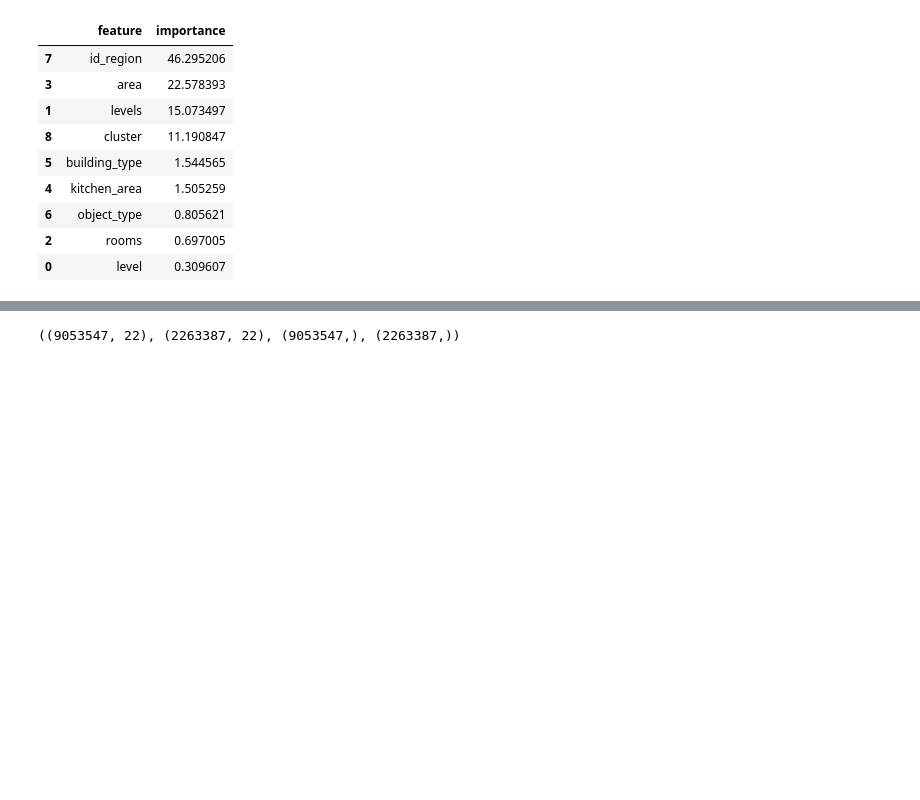
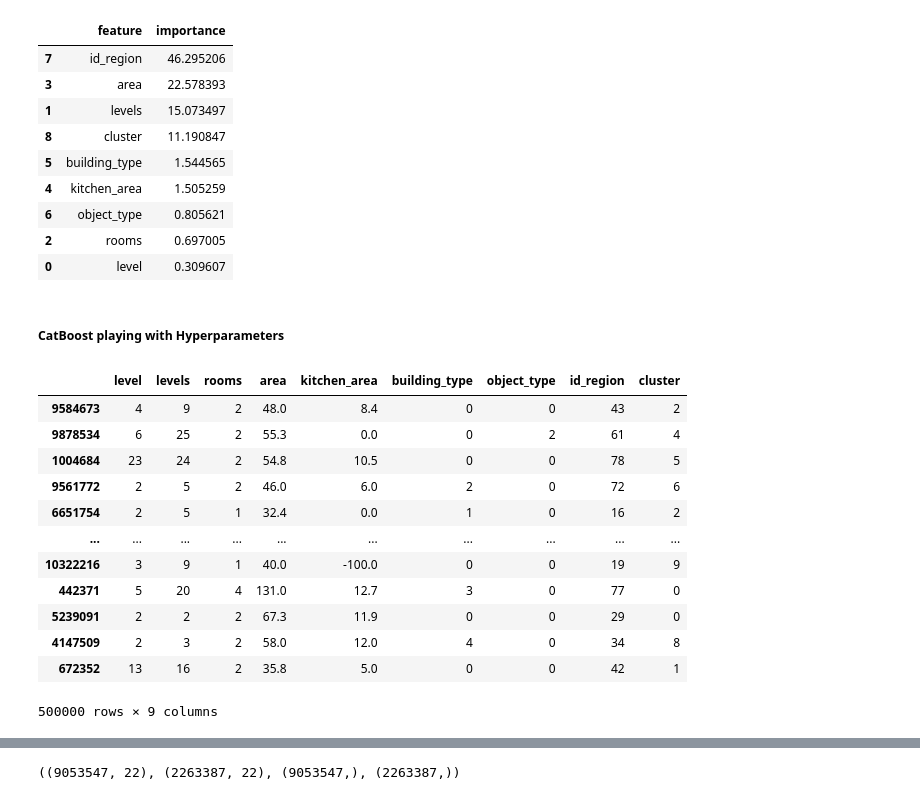
Before and after one commit to NikAles/apartments-russia-regression, a Jupyter notebook: main.ipynb, the cells around one changed output, grey strips where cells are left out. Drawn from its saved outputs; the diff is of its cells as text; code cells hidden in the pictures; blank space fills up the shorter version.

```diff
--- a/main.ipynb
+++ b/main.ipynb
@@ -446,3 +514,29 @@ feature_importances
 | 6 | object_type | 0.805621 |
 | 2 | rooms | 0.697005 |
 | 0 | level | 0.309607 |
+# %% [markdown]
+##### CatBoost playing with Hyperparameters
+# %%
+X = df_cat.drop(['price'], axis=1)
+y = df_cat['price']
+
+sample_500_cat = df_cat.sample(500000, random_state=42)
+X_sample_cat_rs = sample_500_cat.drop(columns=['price'])
+y_sample_cat_rs = sample_500_cat['price']
+cat_features = ['object_type', 'building_type', 'cluster']
+
+X_sample_cat_rs
+# %% [output]
+|  | level | levels | rooms | area | kitchen_area | building_type | object_type | id_region | cluster |
+| 9584673 | 4 | 9 | 2 | 48.0 | 8.4 | 0 | 0 | 43 | 2 |
+| 9878534 | 6 | 25 | 2 | 55.3 | 0.0 | 0 | 2 | 61 | 4 |
+| 1004684 | 23 | 24 | 2 | 54.8 | 10.5 | 0 | 0 | 78 | 5 |
+| 9561772 | 2 | 5 | 2 | 46.0 | 6.0 | 2 | 0 | 72 | 6 |
+| 6651754 | 2 | 5 | 1 | 32.4 | 0.0 | 1 | 0 | 16 | 2 |
+| ... | ... | ... | ... | ... | ... | ... | ... | ... | ... |
+| 10322216 | 3 | 9 | 1 | 40.0 | -100.0 | 0 | 0 | 19 | 9 |
+| 442371 | 5 | 20 | 4 | 131.0 | 12.7 | 3 | 0 | 77 | 0 |
+| 5239091 | 2 | 2 | 2 | 67.3 | 11.9 | 0 | 0 | 29 | 0 |
+| 4147509 | 2 | 3 | 2 | 58.0 | 12.0 | 4 | 0 | 34 | 8 |
+| 672352 | 13 | 16 | 2 | 35.8 | 5.0 | 0 | 0 | 42 | 1 |
+500000 rows × 9 columns
```
Also changed, not shown: parts of 22 cells of this notebook.
